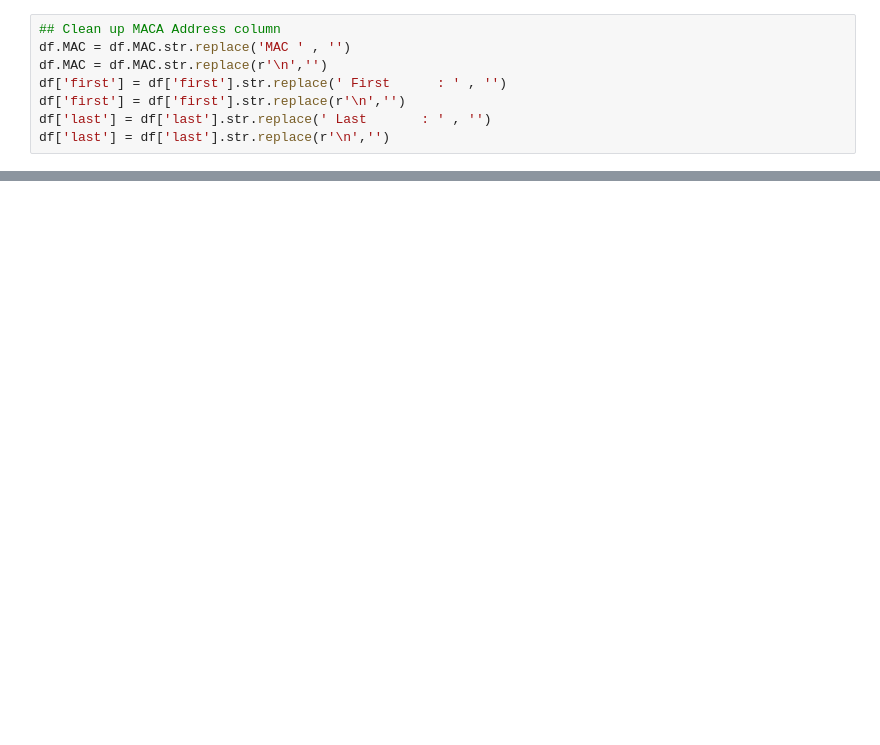
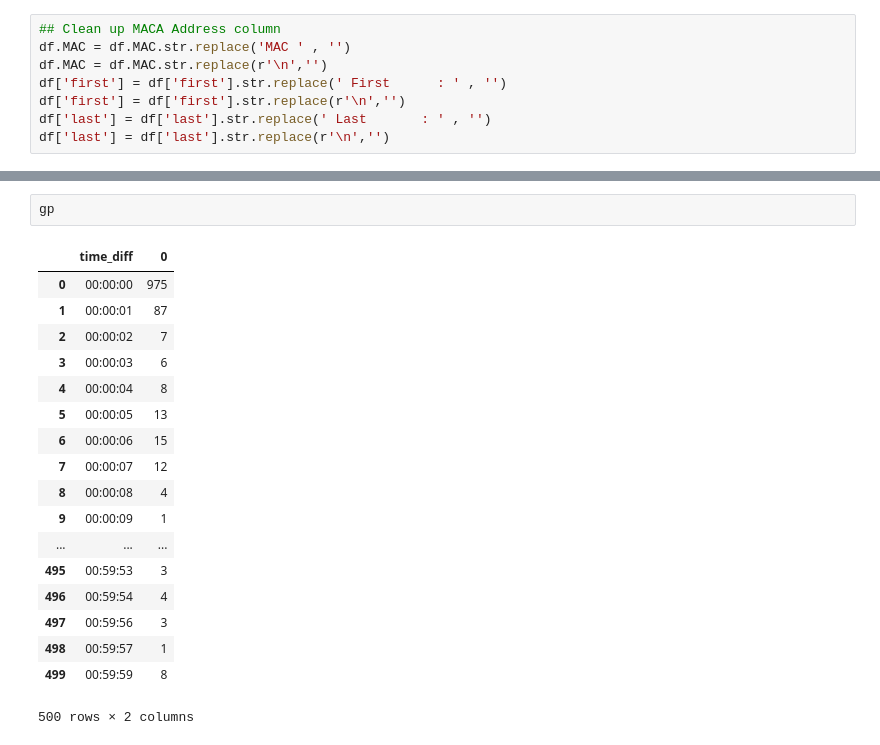
Before and after one commit to clairehxq/Urban_Sensing_PiParkFi, a Jupyter notebook: clients.ipynb, the cells around one changed output, grey strips where cells are left out. Drawn from its saved outputs; the diff is of its cells as text; blank space fills up the shorter version.

```diff
--- a/clients.ipynb
+++ b/clients.ipynb
@@ -105,0 +189,21 @@ Name: MAC, dtype: int64
+# %%
+gp
+# %% [output]
+|  | time_diff | 0 |
+| 0 | 00:00:00 | 975 |
+| 1 | 00:00:01 | 87 |
+| 2 | 00:00:02 | 7 |
+| 3 | 00:00:03 | 6 |
+| 4 | 00:00:04 | 8 |
+| 5 | 00:00:05 | 13 |
+| 6 | 00:00:06 | 15 |
+| 7 | 00:00:07 | 12 |
+| 8 | 00:00:08 | 4 |
+| 9 | 00:00:09 | 1 |
+| ... | ... | ... |
+| 495 | 00:59:53 | 3 |
+| 496 | 00:59:54 | 4 |
+| 497 | 00:59:56 | 3 |
+| 498 | 00:59:57 | 1 |
+| 499 | 00:59:59 | 8 |
+500 rows × 2 columns
```
Also changed, not shown: parts of 23 cells of this notebook, 2 other files.
